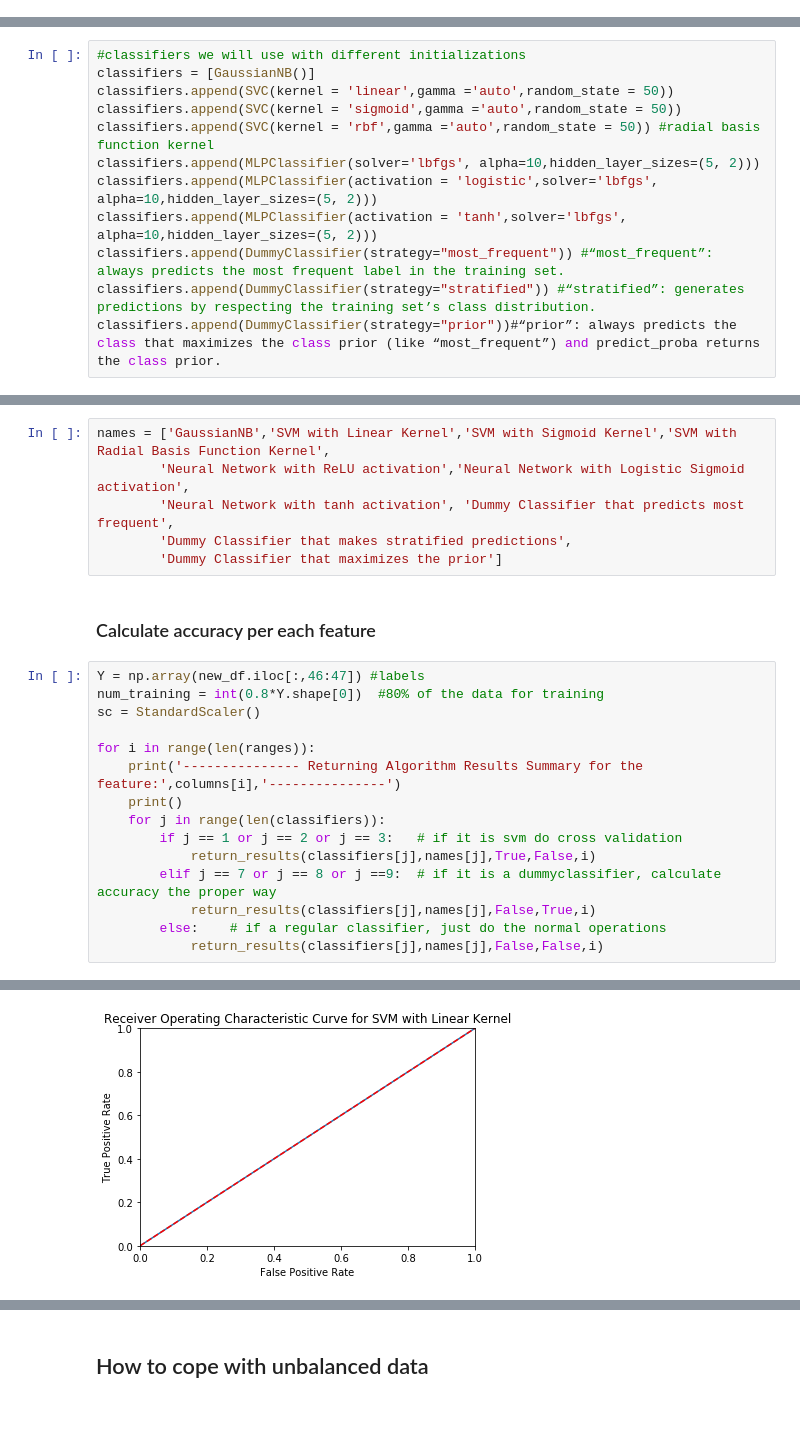
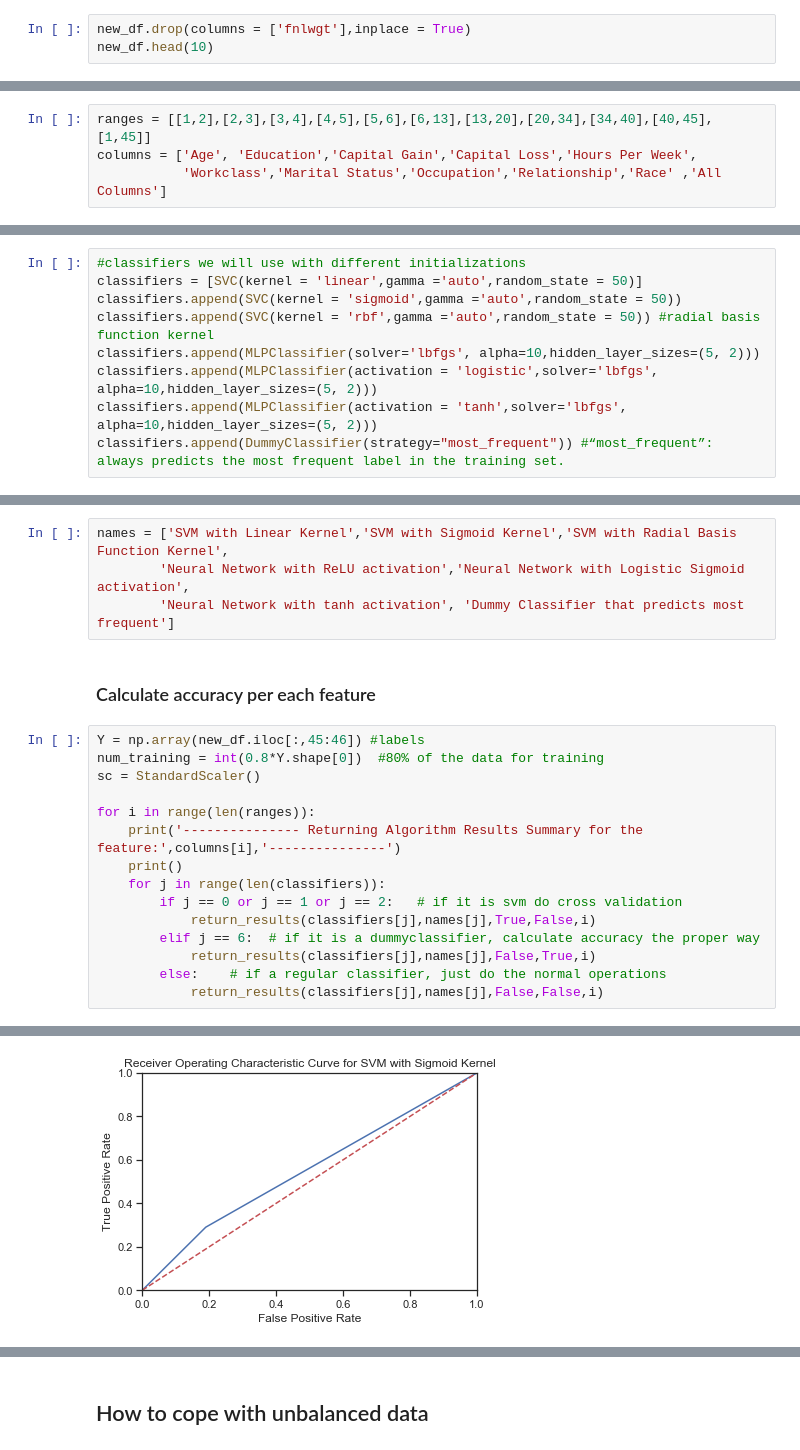
Before and after one commit to miguelgd54/118BFinal-Project, a Jupyter notebook: COGS118B-final-file.ipynb, the cells around one changed output, grey strips where cells are left out. Saved outputs shown, nothing was run; the diff lists cells and outputs as text; blank space fills up the shorter version.

```diff
--- a/COGS118B-final-file.ipynb
+++ b/COGS118B-final-file.ipynb
@@ -205,0 +202,3 @@ new_df.head(10)
+# %%
+new_df.drop(columns = ['fnlwgt'],inplace = True)
+new_df.head(10)
@@ -206,3 +220,7 @@ new_df.head(10)
+# %%
+ranges = [[1,2],[2,3],[3,4],[4,5],[5,6],[6,13],[13,20],[20,34],[34,40],[40,45],[1,45]]
+columns = ['Age', 'Education','Capital Gain','Capital Loss','Hours Per Week',
+           'Workclass','Marital Status','Occupation','Relationship','Race' ,'All Columns']
 # %% [markdown]
 ### Function to return results for each classifier
 # %%
@@ -264,28 +282,23 @@ def return_results(clf,string,is_svm,is_dummy,i):
 ### Classifiers we will use with different initializations
 # %%
 #classifiers we will use with different initializations
-classifiers = [GaussianNB()]
-classifiers.append(SVC(kernel = 'linear',gamma ='auto',random_state = 50))
+classifiers = [SVC(kernel = 'linear',gamma ='auto',random_state = 50)]
 classifiers.append(SVC(kernel = 'sigmoid',gamma ='auto',random_state = 50))
 classifiers.append(SVC(kernel = 'rbf',gamma ='auto',random_state = 50)) #radial basis function kernel
 classifiers.append(MLPClassifier(solver='lbfgs', alpha=10,hidden_layer_sizes=(5, 2)))
 classifiers.append(MLPClassifier(activation = 'logistic',solver='lbfgs', alpha=10,hidden_layer_sizes=(5, 2)))
 classifiers.append(MLPClassifier(activation = 'tanh',solver='lbfgs', alpha=10,hidden_layer_sizes=(5, 2)))
 classifiers.append(DummyClassifier(strategy="most_frequent")) #“most_frequent”: always predicts the most frequent label in the training set.
-classifiers.append(DummyClassifier(strategy="stratified")) #“stratified”: generates predictions by respecting the training set’s class distribution.
-classifiers.append(DummyClassifier(strategy="prior"))#“prior”: always predicts the class that maximizes the class prior (like “most_frequent”) and predict_proba returns the class prior.
 # %% [markdown]
 ### Name of the Classifiers
 # %%
-names = ['GaussianNB','SVM with Linear Kernel','SVM with Sigmoid Kernel','SVM with Radial Basis Function Kernel',
+names = ['SVM with Linear Kernel','SVM with Sigmoid Kernel','SVM with Radial Basis Function Kernel',
         'Neural Network with ReLU activation','Neural Network with Logistic Sigmoid activation',
-        'Neural Network with tanh activation', 'Dummy Classifier that predicts most frequent',
-        'Dummy Classifier that makes stratified predictions',
-        'Dummy Classifier that maximizes the prior']
+        'Neural Network with tanh activation', 'Dummy Classifier that predicts most frequent']
 # %% [markdown]
 ### Calculate accuracy per each feature
 # %%
-Y = np.array(new_df.iloc[:,46:47]) #labels
+Y = np.array(new_df.iloc[:,45:46]) #labels
 num_training = int(0.8*Y.shape[0])  #80% of the data for training
 sc = StandardScaler()
 
@@ -293,9 +306,9 @@ for i in range(len(ranges)):
     print('--------------- Returning Algorithm Results Summary for the feature:',columns[i],'---------------')
     print()
     for j in range(len(classifiers)):
-        if j == 1 or j == 2 or j == 3:   # if it is svm do cross validation
+        if j == 0 or j == 1 or j == 2:   # if it is svm do cross validation
             return_results(classifiers[j],names[j],True,False,i)
-        elif j == 7 or j == 8 or j ==9:  # if it is a dummyclassifier, calculate accuracy the proper way
+        elif j == 6:  # if it is a dummyclassifier, calculate accuracy the proper way
             return_results(classifiers[j],names[j],False,True,i)
         else:    # if a regular classifier, just do the normal operations
             return_results(classifiers[j],names[j],False,False,i)
@@ -330 +343 @@ F1-score is: 0.0
-[figure, old version]
+[figure, new version]
```
Also changed, not shown: parts of 9 cells of this notebook.
